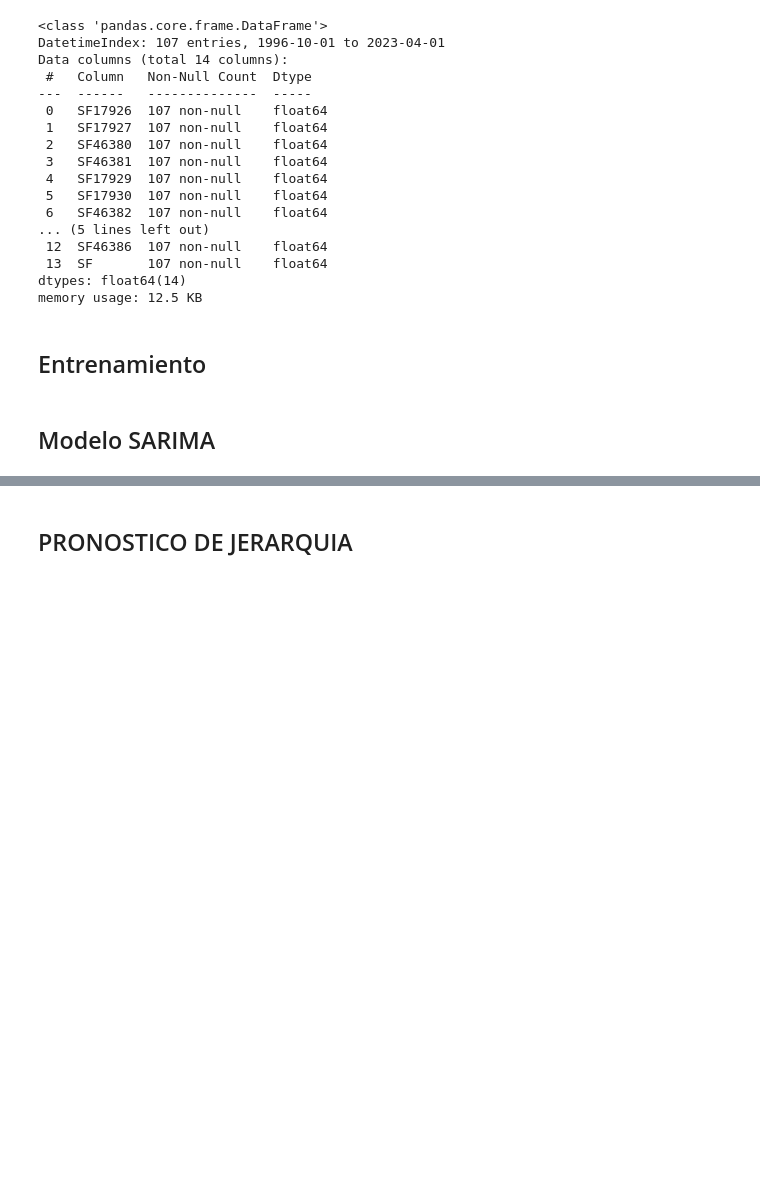
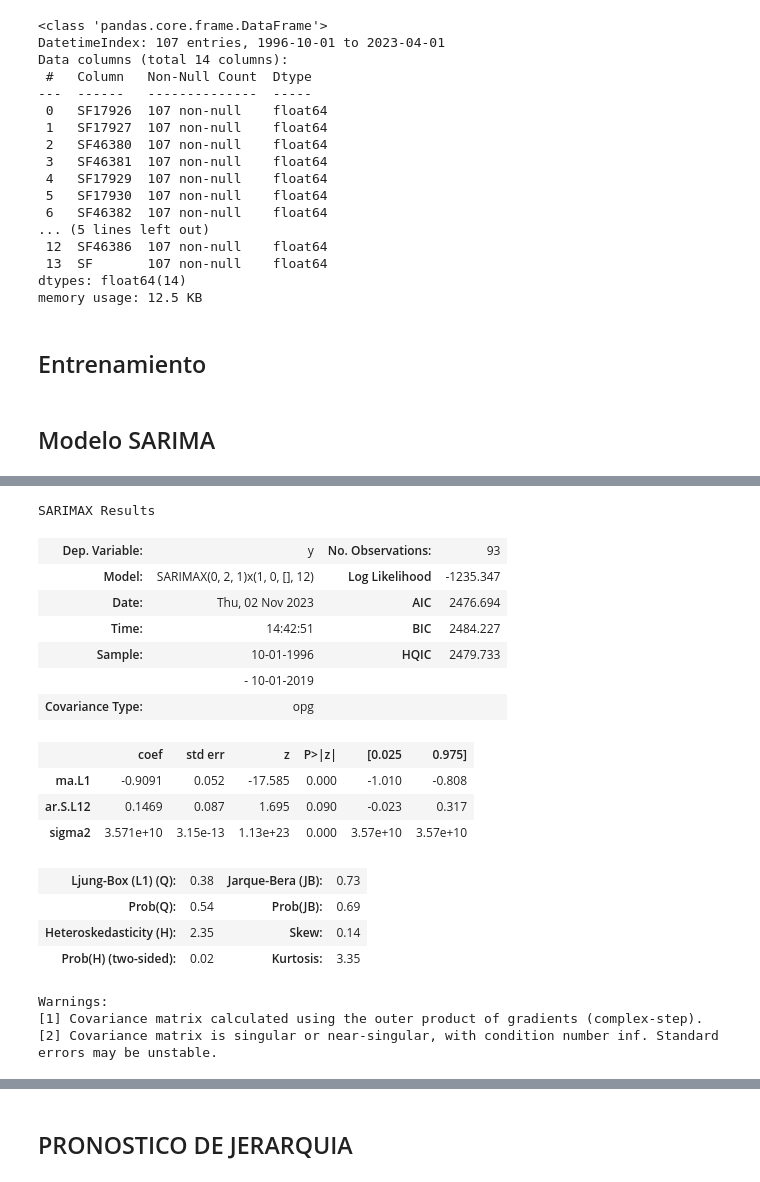
Before and after one commit to JuanJT117/business_Intelligence, a Jupyter notebook: PRONOSTICO-JERARQUICO/Pred-financiamiento-sec-priv.ipynb, the cells around one changed output, grey strips where cells are left out. Saved outputs shown, nothing was run; the diff lists cells and outputs as text; code cells hidden in the pictures; blank space fills up the shorter version.

```diff
--- a/PRONOSTICO-JERARQUICO/Pred-financiamiento-sec-priv.ipynb
+++ b/PRONOSTICO-JERARQUICO/Pred-financiamiento-sec-priv.ipynb
@@ -81,3 +81,25 @@ dtype: float64
+# %%
+model.summary()
+# %% [output]
+SARIMAX Results
+| Dep. Variable: | y | No. Observations: | 93 |
+| Model: | SARIMAX(0, 2, 1)x(1, 0, [], 12) | Log Likelihood | -1235.347 |
+| Date: | Thu, 02 Nov 2023 | AIC | 2476.694 |
+| Time: | 14:42:51 | BIC | 2484.227 |
+| Sample: | 10-01-1996 | HQIC | 2479.733 |
+|  | - 10-01-2019 |  |  |
+| Covariance Type: | opg |  |  |
+|  | coef | std err | z | P>|z| | [0.025 | 0.975] |
+| ma.L1 | -0.9091 | 0.052 | -17.585 | 0.000 | -1.010 | -0.808 |
+| ar.S.L12 | 0.1469 | 0.087 | 1.695 | 0.090 | -0.023 | 0.317 |
+| sigma2 | 3.571e+10 | 3.15e-13 | 1.13e+23 | 0.000 | 3.57e+10 | 3.57e+10 |
+| Ljung-Box (L1) (Q): | 0.38 | Jarque-Bera (JB): | 0.73 |
+| Prob(Q): | 0.54 | Prob(JB): | 0.69 |
+| Heteroskedasticity (H): | 2.35 | Skew: | 0.14 |
+| Prob(H) (two-sided): | 0.02 | Kurtosis: | 3.35 |
+Warnings:
+[1] Covariance matrix calculated using the outer product of gradients (complex-step).
+[2] Covariance matrix is singular or near-singular, with condition number inf. Standard errors may be unstable.
 # %%
 # visualization
 training['SF'].plot(figsize=(12,9), legend=True)
```
Also changed, not shown: parts of 8 cells of this notebook.
